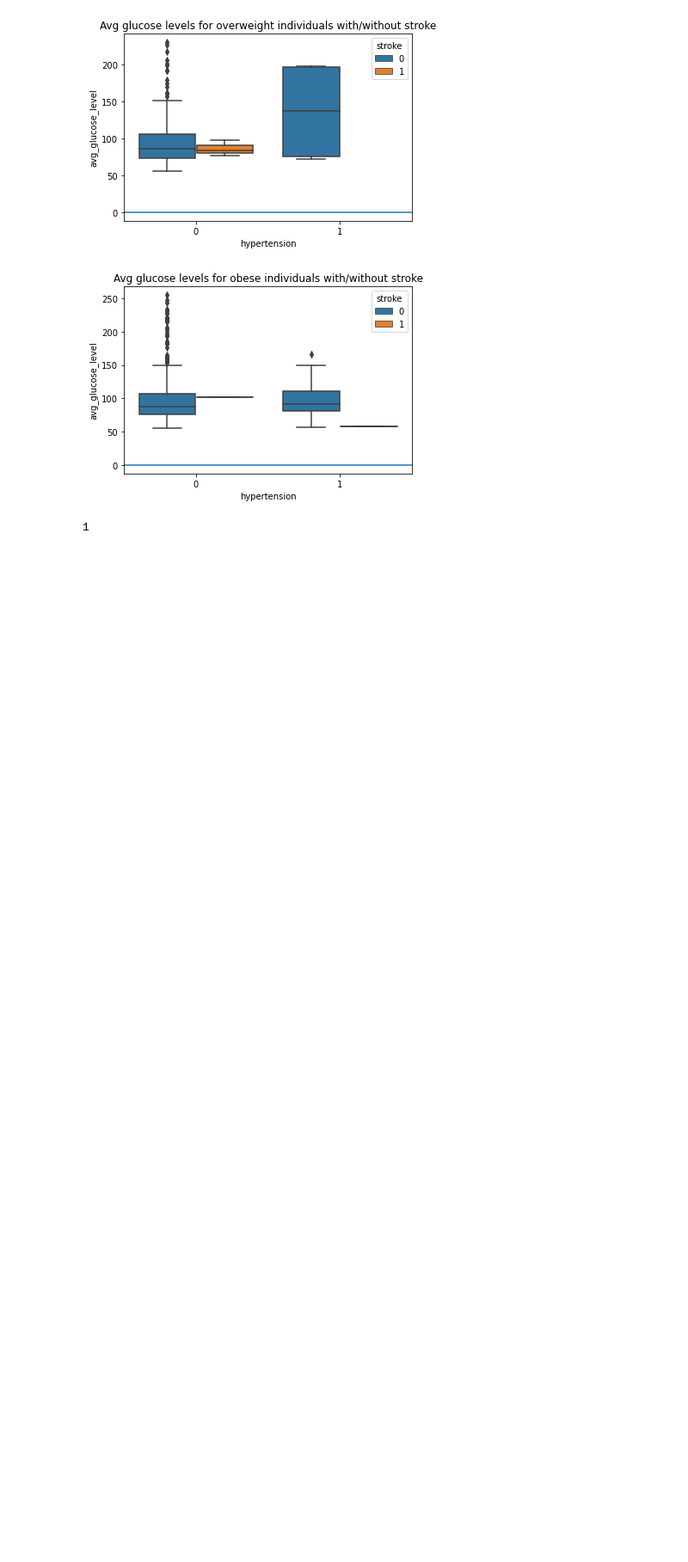
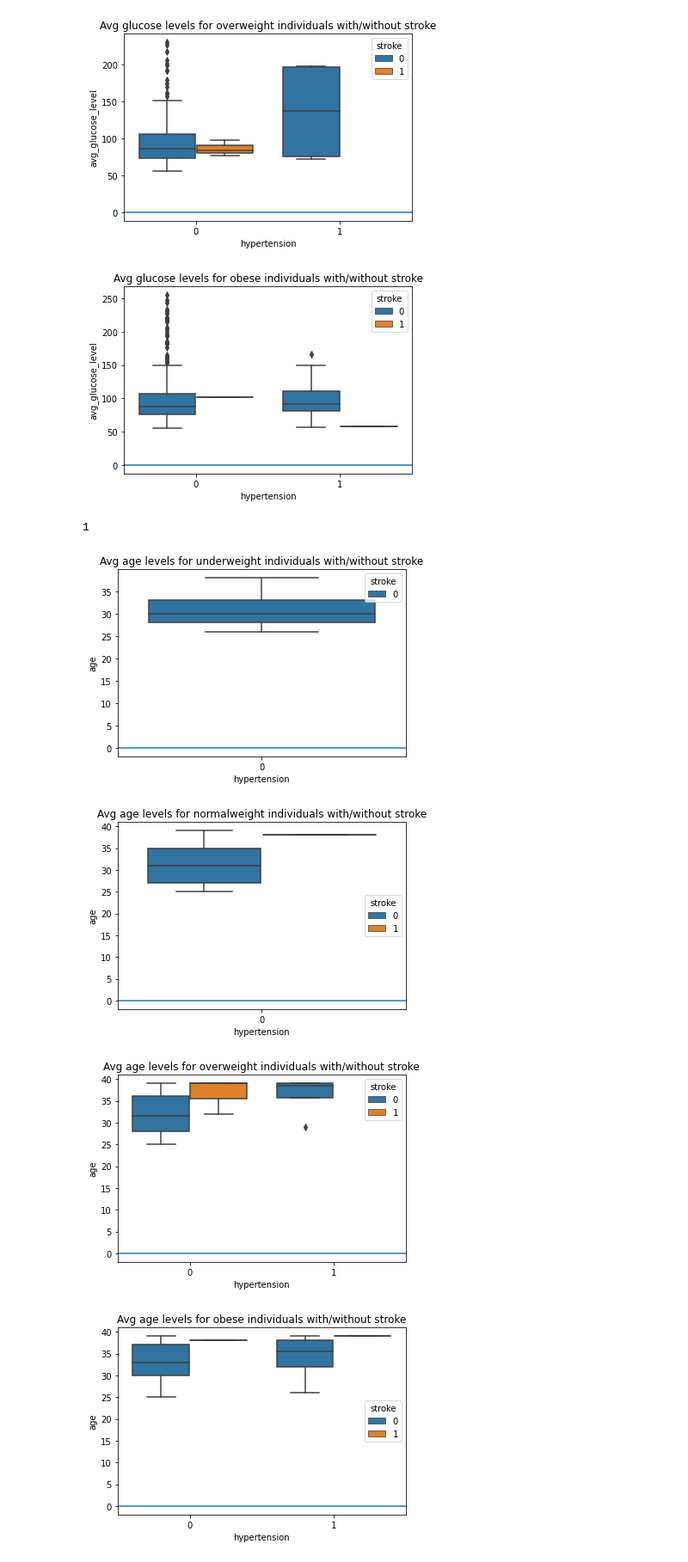
Before and after one commit to stroke-predictors/germain-capstone-stoke-prediction, a Jupyter notebook: eli_scratch.ipynb, the cells around one changed output. Shown at 86% size. Saved outputs shown, nothing was run; the diff lists cells and outputs as text; code cells hidden in the pictures; blank space fills up the shorter version.

Commit message:
added other visuals

```diff
--- a/eli_scratch.ipynb
+++ b/eli_scratch.ipynb
@@ -155,3 +155,21 @@ for df in list_of_df:
 normal.stroke.sum()
 # %% [output]
 1
+# %%
+list_of_df = [uw, normal, ow, obese]
+list_of_df_names = ['underweight', 'normalweight', 'overweight', 'obese']
+
+i=0
+
+for df in list_of_df:
+    plt.title(f"Avg age levels for {list_of_df_names[i]} individuals with/without stroke")
+    i+=1
+    sns.boxplot(x="hypertension", y="age", data=df, hue="stroke")
+    population_survival_rate = df.stroke.mean()
+    plt.axhline(population_survival_rate)
+    plt.show()
+# %% [output]
+[figure, added]
+[figure, added]
+[figure, added]
+[figure, added]
```
Also changed, not shown: parts of 5 cells of this notebook.
